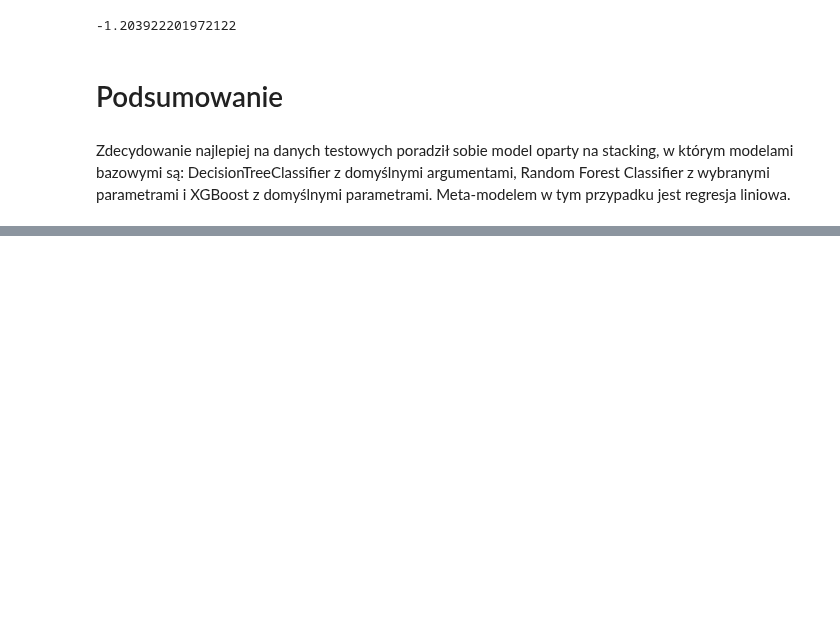
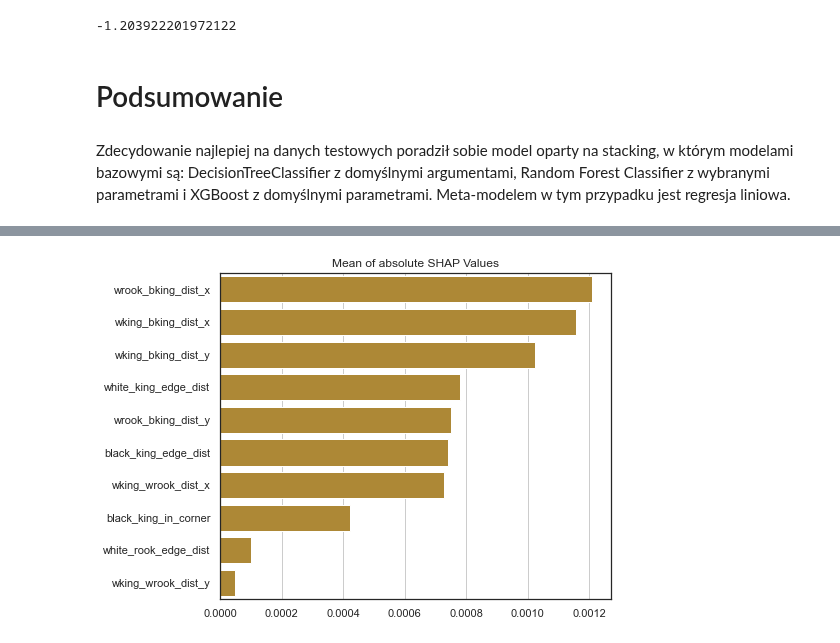
Before and after one commit to wi1lku/Introduction-to-machine-learning-, a Jupyter notebook: project1/MS2_Project1.ipynb, the cells around one changed output, grey strips where cells are left out. Cells and saved outputs as stored; diff of their text form; code cells hidden in the pictures; blank space fills up the shorter version.

```diff
--- a/project1/MS2_Project1.ipynb
+++ b/project1/MS2_Project1.ipynb
@@ -734,0 +755,9 @@ Zdecydowanie najlepiej na danych testowych poradził sobie model oparty na stack
+# %%
+fig, ax = plt.subplots(figsize=(7,6))
+plt.grid()
+sns.barplot(ax = ax, y = X_train.columns, x = plot_vals, orient = "h",
+            order=X_train.columns[plot_vals.argsort()[::-1]],
+            color = "#c18f22").set(title='Mean of absolute SHAP Values')
+plt.show()
+# %% [output]
+[figure, added]
```
Also changed, not shown: parts of 9 cells of this notebook, 3 other files.
